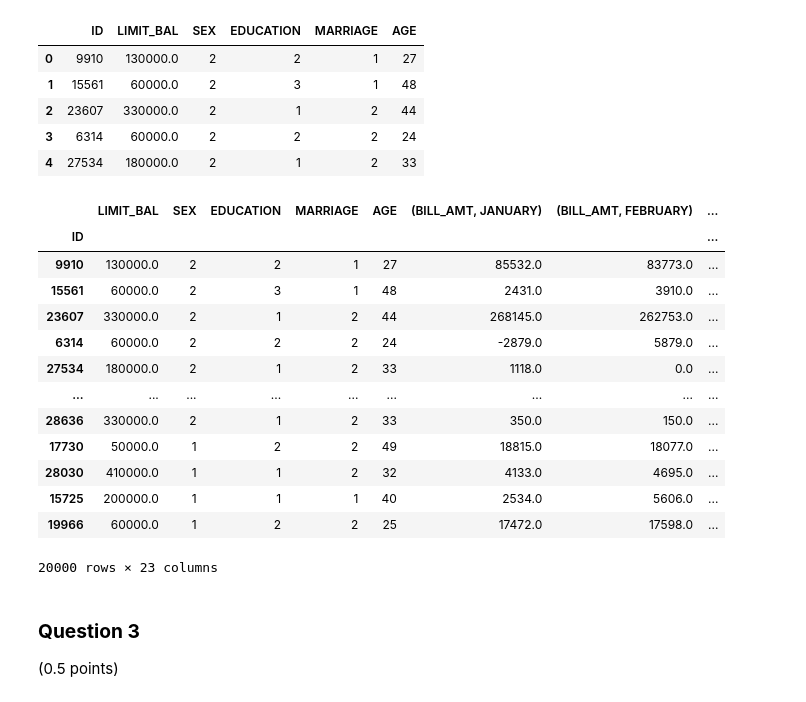
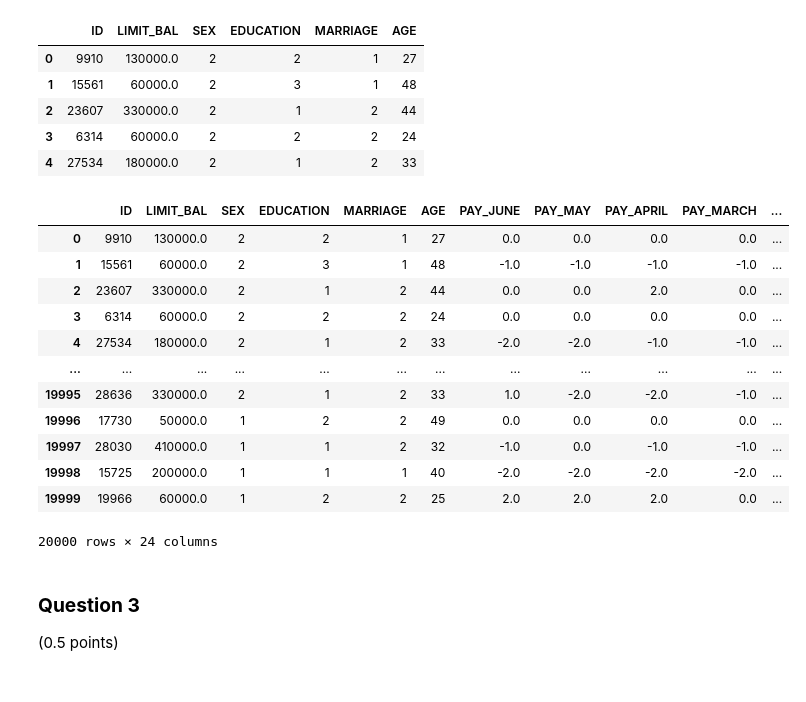
Before and after one commit to notvikke/master_2023, a Jupyter notebook: Python_in_Data_Analysis/Individual_Assignment/IndividualAssignment.ipynb, the cells around one changed output. Drawn from its saved outputs; the diff is of its cells as text; code cells hidden in the pictures.

```diff
--- a/Python_in_Data_Analysis/Individual_Assignment/IndividualAssignment.ipynb
+++ b/Python_in_Data_Analysis/Individual_Assignment/IndividualAssignment.ipynb
@@ -81,6 +81,6 @@ tr_month.head()
 | 3 | 0.0 | 0.0 | 0.0 | 23570.0 | 0.0 | 735.0 | -2.0 | -2.0 | -2.0 | -2.0 | -2.0 | ... |
 | 4 | 9044.0 | 9417.0 | 9617.0 | 8214.0 | 9225.0 | 8034.0 | 0.0 | 0.0 | 0.0 | 0.0 | 0.0 | ... |
 # %%
-col_order1 = ["JANUARY","FEBRUARY","MARCH","APRIL","MAY","JUNE"]
+col_order1 = ["JUNE","MAY","APRIL","MARCH","FEBRUARY","JANUARY",]
 tr_month = tr_month.reindex(col_order1, axis=1, level=1)
-tr_month
+tr_month.columns = tr_month.columns.map('{0[0]}_{0[1]}'.format)
@@ -102,0 +96,9 @@ tr_month
+# %%
+col_order2 = ['PAY_JUNE', 'PAY_MAY', 'PAY_APRIL', 'PAY_MARCH', 'PAY_FEBRUARY', 'PAY_JANUARY',
+       'BILL_AMT_JUNE', 'BILL_AMT_MAY', 'BILL_AMT_APRIL', 'BILL_AMT_MARCH',
+       'BILL_AMT_FEBRUARY', 'BILL_AMT_JANUARY',
+       'PAY_AMT_JUNE', 'PAY_AMT_MAY', 'PAY_AMT_APRIL', 'PAY_AMT_MARCH', 'PAY_AMT_FEBRUARY',
+       'PAY_AMT_JANUARY']
+
+tr_month = tr_month.reindex(col_order2, axis=1)
+tr_month
@@ -120,23 +137,21 @@ tr_cust.head()
 | 4 | 27534 | 180000.0 | 2 | 1 | 2 | 33 |
 # %%
 join_month_cust = pd.DataFrame.merge(tr_cust,tr_month,on="ID")
-join_month_cust = join_month_cust.set_index("ID")
 join_month_cust
 # %% [output]
-|  | LIMIT_BAL | SEX | EDUCATION | MARRIAGE | AGE | (BILL_AMT, JANUARY) | (BILL_AMT, FEBRUARY) | ... |
-| ID |  |  |  |  |  |  |  | ... |
-| 9910 | 130000.0 | 2 | 2 | 1 | 27 | 85532.0 | 83773.0 | ... |
-| 15561 | 60000.0 | 2 | 3 | 1 | 48 | 2431.0 | 3910.0 | ... |
-| 23607 | 330000.0 | 2 | 1 | 2 | 44 | 268145.0 | 262753.0 | ... |
-| 6314 | 60000.0 | 2 | 2 | 2 | 24 | -2879.0 | 5879.0 | ... |
-| 27534 | 180000.0 | 2 | 1 | 2 | 33 | 1118.0 | 0.0 | ... |
-| ... | ... | ... | ... | ... | ... | ... | ... | ... |
-| 28636 | 330000.0 | 2 | 1 | 2 | 33 | 350.0 | 150.0 | ... |
-| 17730 | 50000.0 | 1 | 2 | 2 | 49 | 18815.0 | 18077.0 | ... |
-| 28030 | 410000.0 | 1 | 1 | 2 | 32 | 4133.0 | 4695.0 | ... |
-| 15725 | 200000.0 | 1 | 1 | 1 | 40 | 2534.0 | 5606.0 | ... |
-| 19966 | 60000.0 | 1 | 2 | 2 | 25 | 17472.0 | 17598.0 | ... |
+|  | ID | LIMIT_BAL | SEX | EDUCATION | MARRIAGE | AGE | PAY_JUNE | PAY_MAY | PAY_APRIL | PAY_MARCH | ... |
+| 0 | 9910 | 130000.0 | 2 | 2 | 1 | 27 | 0.0 | 0.0 | 0.0 | 0.0 | ... |
+| 1 | 15561 | 60000.0 | 2 | 3 | 1 | 48 | -1.0 | -1.0 | -1.0 | -1.0 | ... |
+| 2 | 23607 | 330000.0 | 2 | 1 | 2 | 44 | 0.0 | 0.0 | 2.0 | 0.0 | ... |
+| 3 | 6314 | 60000.0 | 2 | 2 | 2 | 24 | 0.0 | 0.0 | 0.0 | 0.0 | ... |
+| 4 | 27534 | 180000.0 | 2 | 1 | 2 | 33 | -2.0 | -2.0 | -1.0 | -1.0 | ... |
+| ... | ... | ... | ... | ... | ... | ... | ... | ... | ... | ... | ... |
+| 19995 | 28636 | 330000.0 | 2 | 1 | 2 | 33 | 1.0 | -2.0 | -2.0 | -1.0 | ... |
+| 19996 | 17730 | 50000.0 | 1 | 2 | 2 | 49 | 0.0 | 0.0 | 0.0 | 0.0 | ... |
+| 19997 | 28030 | 410000.0 | 1 | 1 | 2 | 32 | -1.0 | 0.0 | -1.0 | -1.0 | ... |
+| 19998 | 15725 | 200000.0 | 1 | 1 | 1 | 40 | -2.0 | -2.0 | -2.0 | -2.0 | ... |
+| 19999 | 19966 | 60000.0 | 1 | 2 | 2 | 25 | 2.0 | 2.0 | 2.0 | 0.0 | ... |
-20000 rows × 23 columns
+20000 rows × 24 columns
 # %% [markdown]
 ### **Question 3**
 
```
Also changed, not shown: parts of 31 cells of this notebook, 2 other files.
